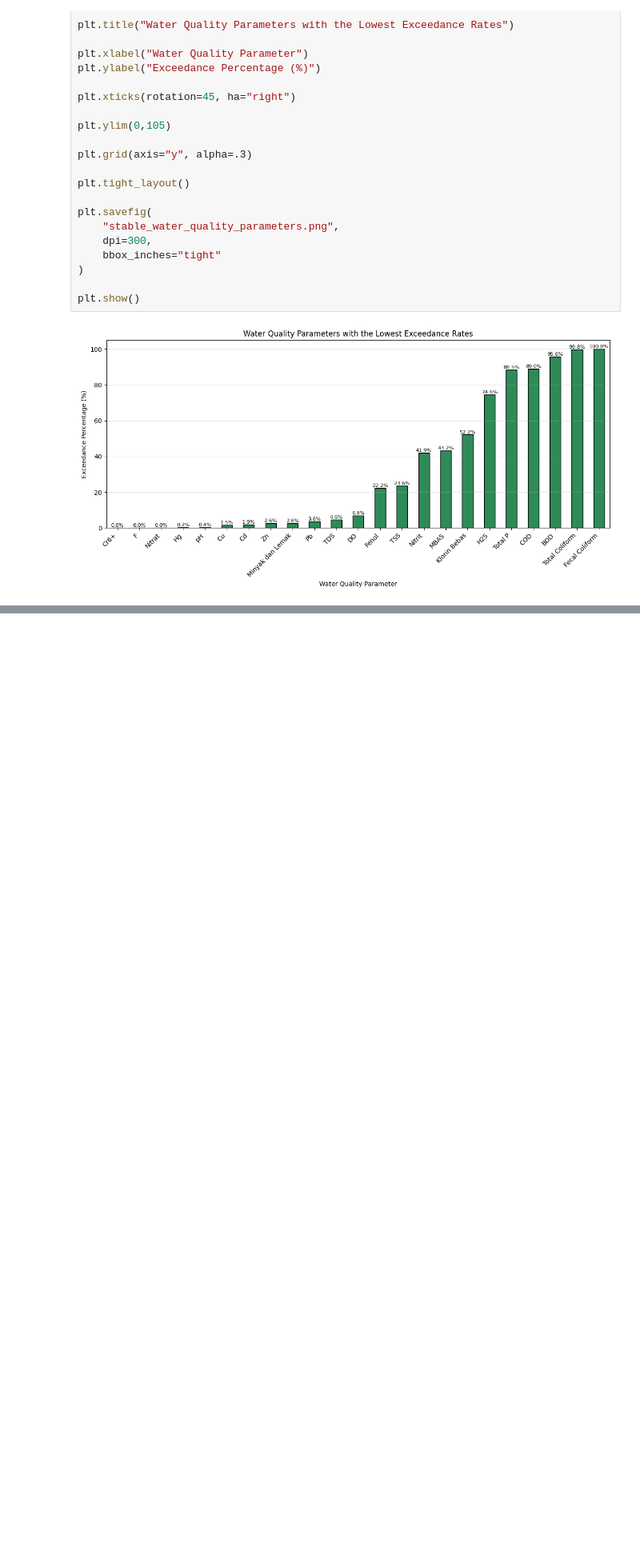
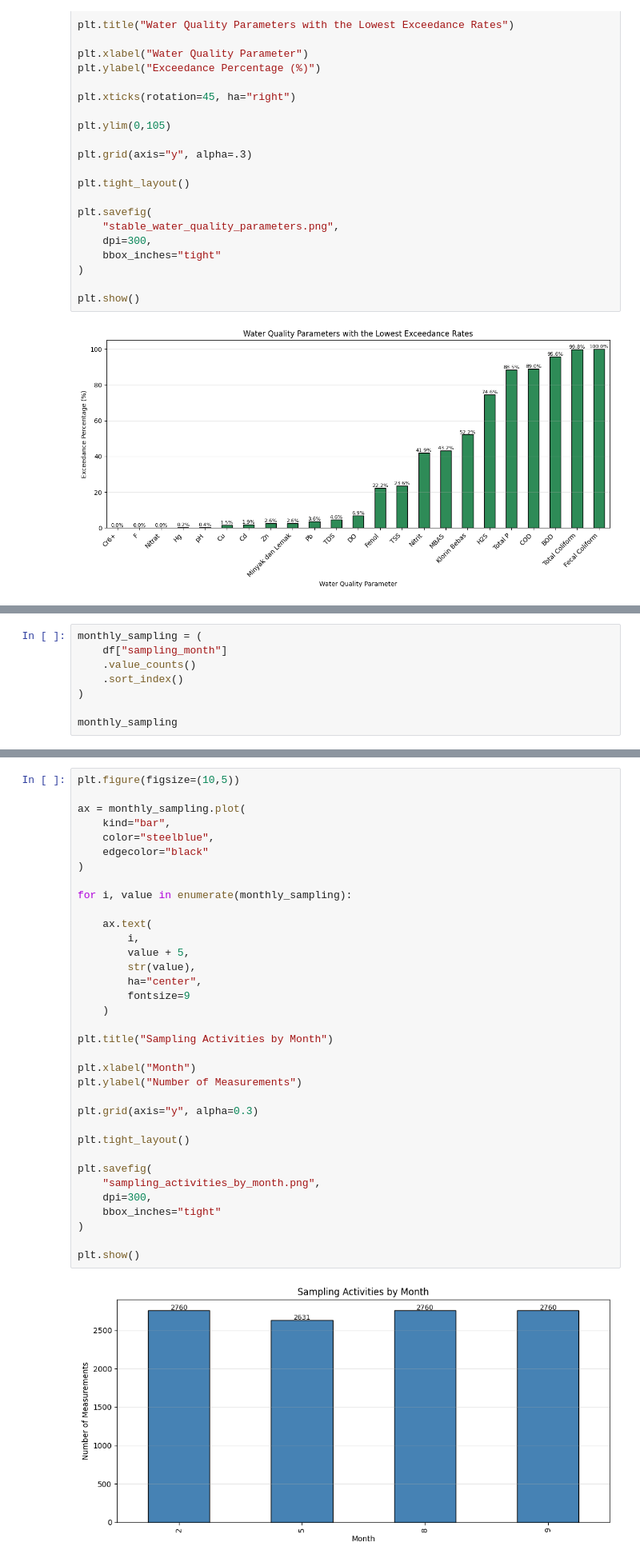
Before and after one commit to ARizalma/river-water-quality-analysis, a Jupyter notebook: notebooks/04_water_quality_analysis.ipynb, the cells around one changed output, grey strips where cells are left out. Shown at 80% size. Cells and saved outputs as stored; diff of their text form; blank space fills up the shorter version.

```diff
--- a/notebooks/04_water_quality_analysis.ipynb
+++ b/notebooks/04_water_quality_analysis.ipynb
@@ -916,0 +921,8 @@ plt.show()
+# %%
+monthly_sampling = (
+    df["sampling_month"]
+    .value_counts()
+    .sort_index()
+)
+
+monthly_sampling
@@ -916,0 +937,37 @@ plt.show()
+# %%
+plt.figure(figsize=(10,5))
+
+ax = monthly_sampling.plot(
+    kind="bar",
+    color="steelblue",
+    edgecolor="black"
+)
+
+for i, value in enumerate(monthly_sampling):
+
+    ax.text(
+        i,
+        value + 5,
+        str(value),
+        ha="center",
+        fontsize=9
+    )
+
+plt.title("Sampling Activities by Month")
+
+plt.xlabel("Month")
+plt.ylabel("Number of Measurements")
+
+plt.grid(axis="y", alpha=0.3)
+
+plt.tight_layout()
+
+plt.savefig(
+    "sampling_activities_by_month.png",
+    dpi=300,
+    bbox_inches="tight"
+)
+
+plt.show()
+# %% [output]
+[figure, added]
```
Also changed, not shown: parts of 19 cells of this notebook.
